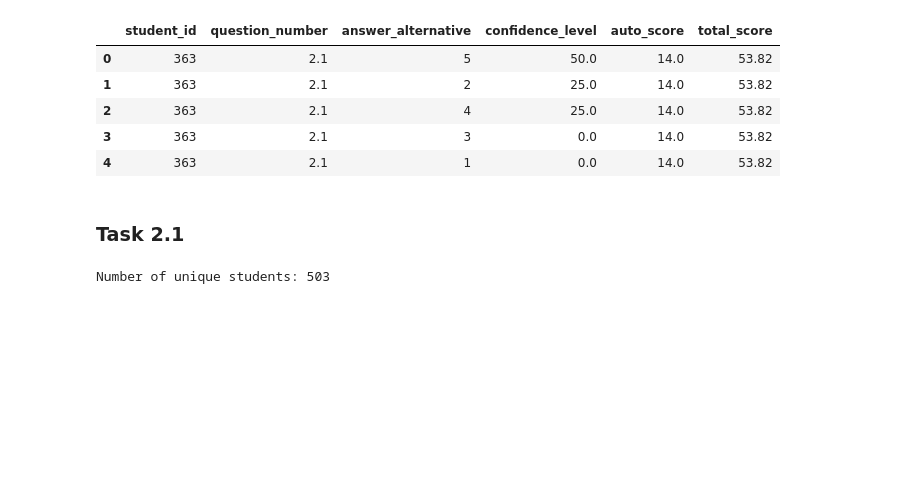
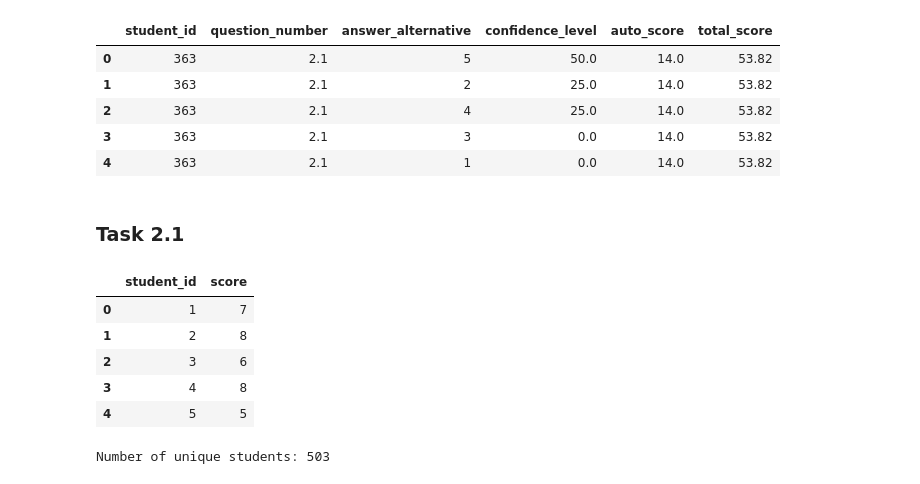
Before and after one commit to juliepe/exam_analysis_H25, a Jupyter notebook: analysis/CBM/2025/Exam/notebooks/5_CBM_score_per_task.ipynb, the cells around one changed output. Saved outputs shown, nothing was run; the diff lists cells and outputs as text; code cells hidden in the pictures; blank space fills up the shorter version.

```diff
--- a/analysis/CBM/2025/Exam/notebooks/5_CBM_score_per_task.ipynb
+++ b/analysis/CBM/2025/Exam/notebooks/5_CBM_score_per_task.ipynb
@@ -25,4 +25,14 @@ Data loaded successfully from ../data/CBM_format/IN1020_2025_CBM.csv
 | 4 | 363 | 2.1 | 1 | 0.0 | 14.0 | 53.82 |
 # %% [markdown]
 ### Task 2.1
+# %%
+result2_1 = CBM_score_per_task_exam(df, question_number='2.1', map_answers=['F', 'R', 'P', 'M', 'P'])
+result2_1.head()
+# %% [output]
+|  | student_id | score |
+| 0 | 1 | 7 |
+| 1 | 2 | 8 |
+| 2 | 3 | 6 |
+| 3 | 4 | 8 |
+| 4 | 5 | 5 |
 # %%
```
Also changed, not shown: parts of 8 cells of this notebook, 1 other file.
